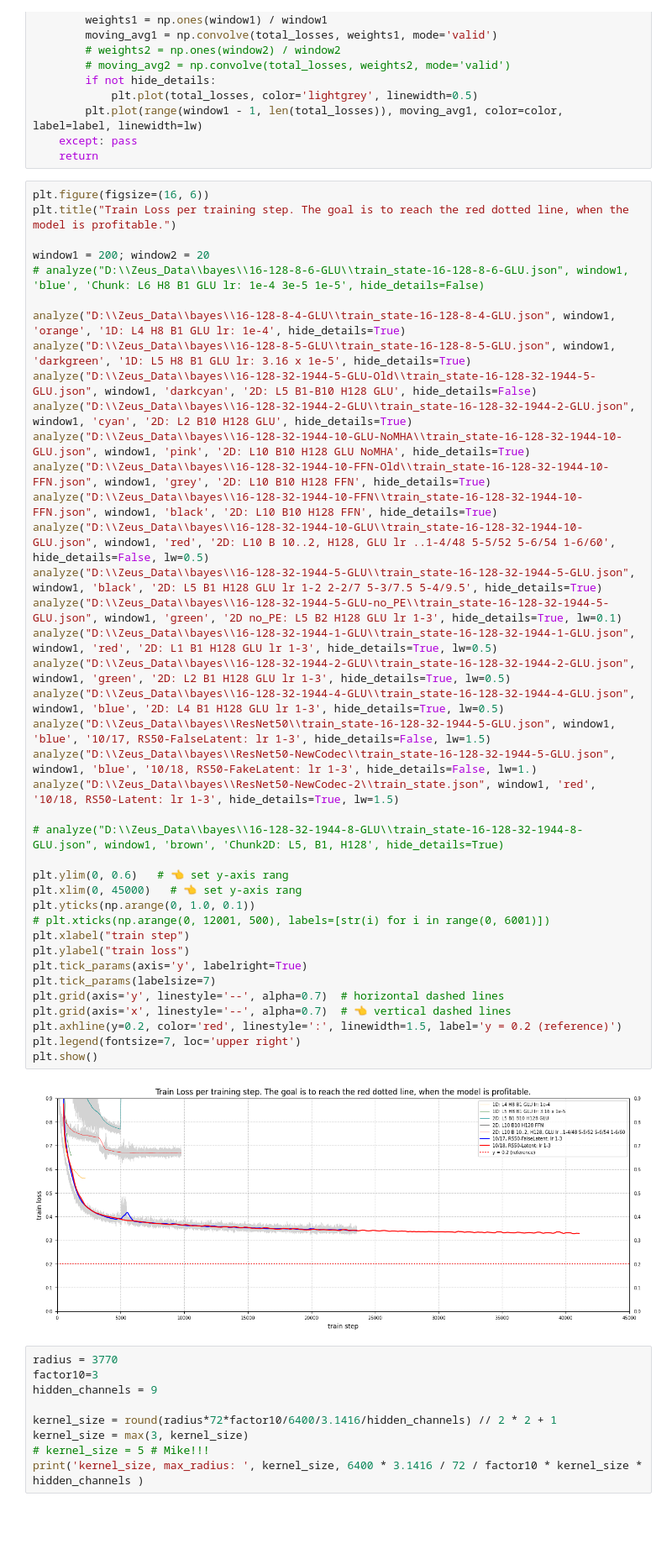
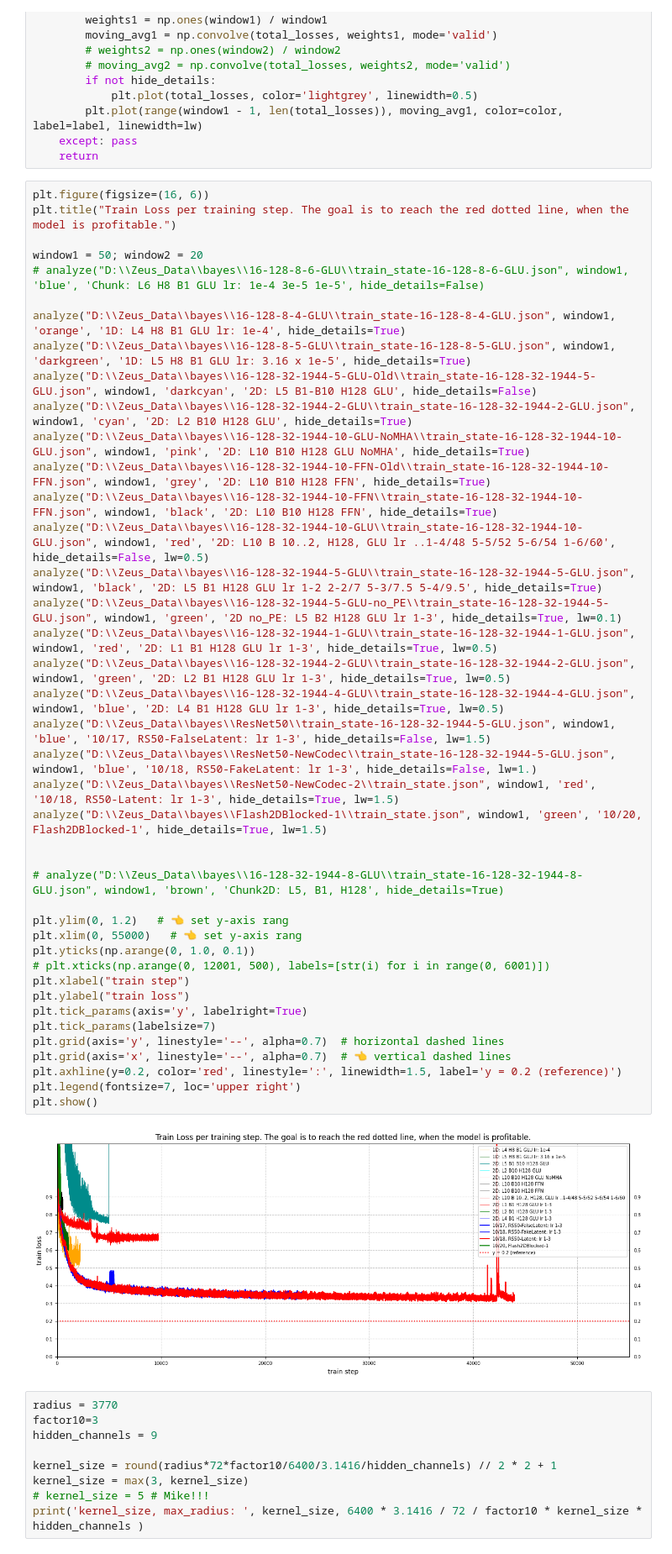
Before and after one commit to MachineLearningMike/Zeus2026, a Jupyter notebook: research/test01.ipynb, the cells around one changed output. Shown: that part at 84% size. Saved outputs shown, nothing was run; the diff lists cells and outputs as text; blank space fills up the shorter version.

Commit message:
zeus(pm, device), train.py shared.

```diff
--- a/research/test01.ipynb
+++ b/research/test01.ipynb
@@ -22,43 +22,45 @@ def analyze(path, window1, color, label, hide_details=True, lw=None):
 plt.figure(figsize=(16, 6))
 plt.title("Train Loss per training step. The goal is to reach the red dotted line, when the model is profitable.")
 
-window1 = 200; window2 = 20
+window1 = 50; window2 = 20
 # analyze("D:\\Zeus_Data\\bayes\\16-128-8-6-GLU\\train_state-16-128-8-6-GLU.json", window1, 'blue', 'Chunk: L6 H8 B1 GLU lr: 1e-4 3e-5 1e-5', hide_details=False)
 
 analyze("D:\\Zeus_Data\\bayes\\16-128-8-4-GLU\\train_state-16-128-8-4-GLU.json", window1, 'orange', '1D: L4 H8 B1 GLU lr: 1e-4', hide_details=True)
 analyze("D:\\Zeus_Data\\bayes\\16-128-8-5-GLU\\train_state-16-128-8-5-GLU.json", window1, 'darkgreen', '1D: L5 H8 B1 GLU lr: 3.16 x 1e-5', hide_details=True)
 analyze("D:\\Zeus_Data\\bayes\\16-128-32-1944-5-GLU-Old\\train_state-16-128-32-1944-5-GLU.json", window1, 'darkcyan', '2D: L5 B1-B10 H128 GLU', hide_details=False)
 analyze("D:\\Zeus_Data\\bayes\\16-128-32-1944-2-GLU\\train_state-16-128-32-1944-2-GLU.json", window1, 'cyan', '2D: L2 B10 H128 GLU', hide_details=True)
 analyze("D:\\Zeus_Data\\bayes\\16-128-32-1944-10-GLU-NoMHA\\train_state-16-128-32-1944-10-GLU.json", window1, 'pink', '2D: L10 B10 H128 GLU NoMHA', hide_details=True)
 analyze("D:\\Zeus_Data\\bayes\\16-128-32-1944-10-FFN-Old\\train_state-16-128-32-1944-10-FFN.json", window1, 'grey', '2D: L10 B10 H128 FFN', hide_details=True)
 analyze("D:\\Zeus_Data\\bayes\\16-128-32-1944-10-FFN\\train_state-16-128-32-1944-10-FFN.json", window1, 'black', '2D: L10 B10 H128 FFN', hide_details=True)
 analyze("D:\\Zeus_Data\\bayes\\16-128-32-1944-10-GLU\\train_state-16-128-32-1944-10-GLU.json", window1, 'red', '2D: L10 B 10..2, H128, GLU lr ..1-4/48 5-5/52 5-6/54 1-6/60', hide_details=False, lw=0.5)
 analyze("D:\\Zeus_Data\\bayes\\16-128-32-1944-5-GLU\\train_state-16-128-32-1944-5-GLU.json", window1, 'black', '2D: L5 B1 H128 GLU lr 1-2 2-2/7 5-3/7.5 5-4/9.5', hide_details=True)
 analyze("D:\\Zeus_Data\\bayes\\16-128-32-1944-5-GLU-no_PE\\train_state-16-128-32-1944-5-GLU.json", window1, 'green', '2D no_PE: L5 B2 H128 GLU lr 1-3', hide_details=True, lw=0.1)
 analyze("D:\\Zeus_Data\\bayes\\16-128-32-1944-1-GLU\\train_state-16-128-32-1944-1-GLU.json", window1, 'red', '2D: L1 B1 H128 GLU lr 1-3', hide_details=True, lw=0.5)
 analyze("D:\\Zeus_Data\\bayes\\16-128-32-1944-2-GLU\\train_state-16-128-32-1944-2-GLU.json", window1, 'green', '2D: L2 B1 H128 GLU lr 1-3', hide_details=True, lw=0.5)
 analyze("D:\\Zeus_Data\\bayes\\16-128-32-1944-4-GLU\\train_state-16-128-32-1944-4-GLU.json", window1, 'blue', '2D: L4 B1 H128 GLU lr 1-3', hide_details=True, lw=0.5)
 analyze("D:\\Zeus_Data\\bayes\\ResNet50\\train_state-16-128-32-1944-5-GLU.json", window1, 'blue', '10/17, RS50-FalseLatent: lr 1-3', hide_details=False, lw=1.5)
 analyze("D:\\Zeus_Data\\bayes\\ResNet50-NewCodec\\train_state-16-128-32-1944-5-GLU.json", window1, 'blue', '10/18, RS50-FakeLatent: lr 1-3', hide_details=False, lw=1.)
 analyze("D:\\Zeus_Data\\bayes\\ResNet50-NewCodec-2\\train_state.json", window1, 'red', '10/18, RS50-Latent: lr 1-3', hide_details=True, lw=1.5)
+analyze("D:\\Zeus_Data\\bayes\\Flash2DBlocked-1\\train_state.json", window1, 'green', '10/20, Flash2DBlocked-1', hide_details=True, lw=1.5)
+
 
 # analyze("D:\\Zeus_Data\\bayes\\16-128-32-1944-8-GLU\\train_state-16-128-32-1944-8-GLU.json", window1, 'brown', 'Chunk2D: L5, B1, H128', hide_details=True)
 
-plt.ylim(0, 0.6)   # 👈 set y-axis rang
-plt.xlim(0, 45000)   # 👈 set y-axis rang
+plt.ylim(0, 1.2)   # 👈 set y-axis rang
+plt.xlim(0, 55000)   # 👈 set y-axis rang
 plt.yticks(np.arange(0, 1.0, 0.1))
 # plt.xticks(np.arange(0, 12001, 500), labels=[str(i) for i in range(0, 6001)])
 plt.xlabel("train step")
 plt.ylabel("train loss")
 plt.tick_params(axis='y', labelright=True)
 plt.tick_params(labelsize=7)
 plt.grid(axis='y', linestyle='--', alpha=0.7)  # horizontal dashed lines
 plt.grid(axis='x', linestyle='--', alpha=0.7)  # 👈 vertical dashed lines
 plt.axhline(y=0.2, color='red', linestyle=':', linewidth=1.5, label='y = 0.2 (reference)')
 plt.legend(fontsize=7, loc='upper right')
 plt.show()
 # %% [output]
-[figure, old version]
+[figure, new version]
 # %%
 radius = 3770
 factor10=3
```
Also changed, not shown: 37 other files.
